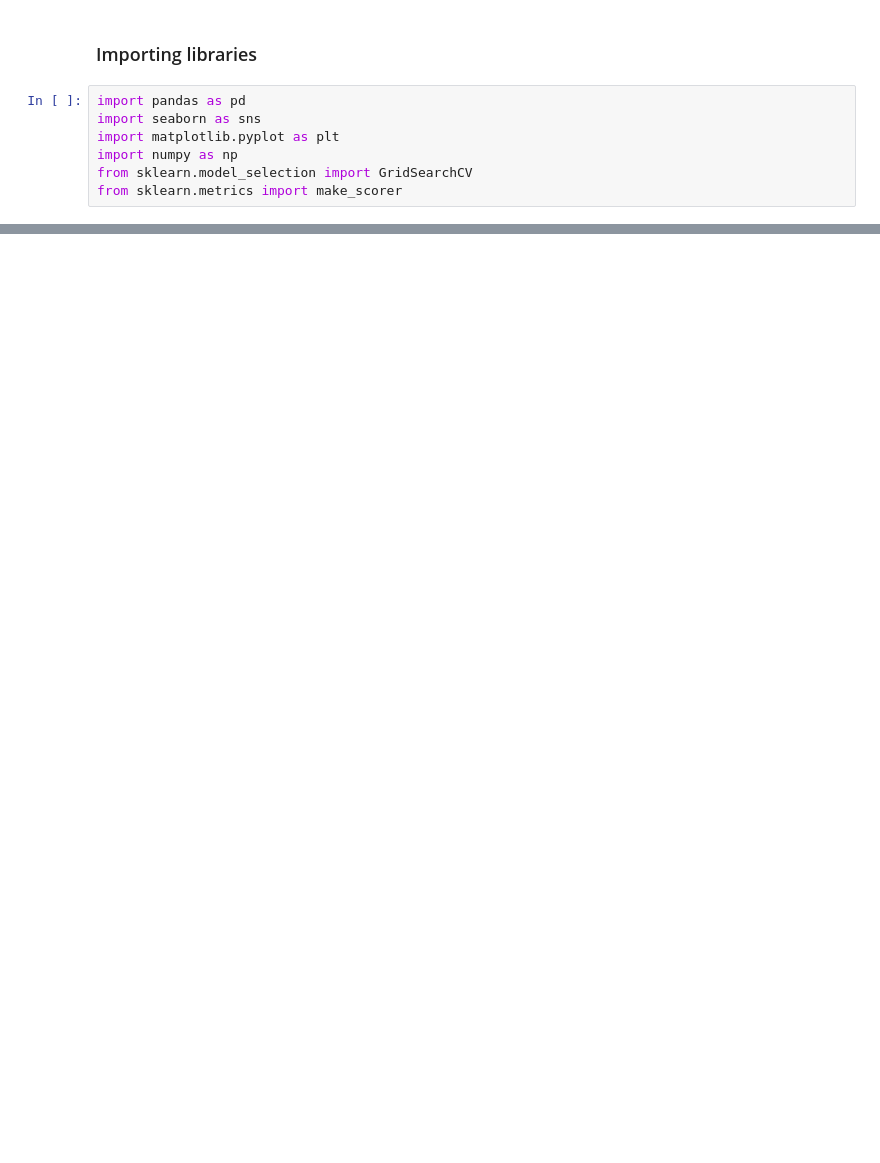
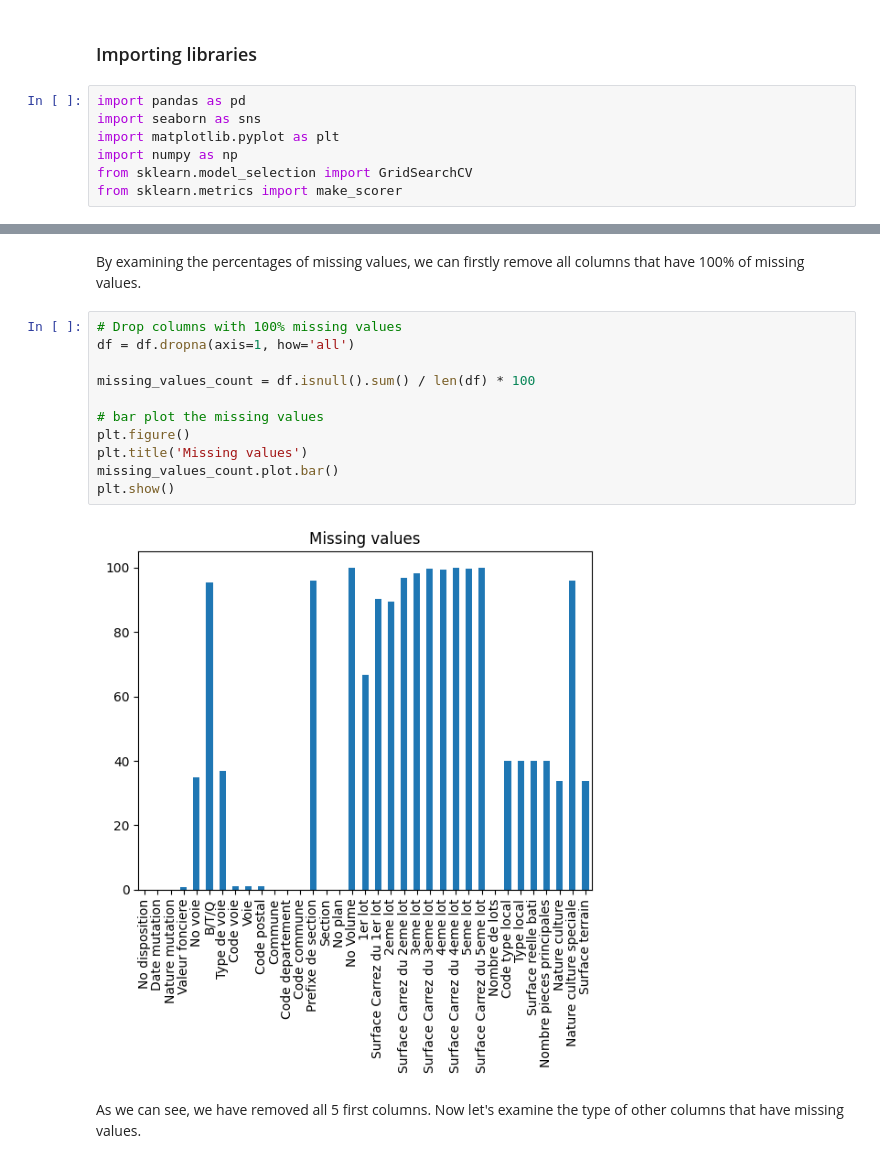
Before and after one commit to PaulZaman/HousePricing, a Jupyter notebook: DataPreperation.ipynb, the cells around one changed output, grey strips where cells are left out. Drawn from its saved outputs; the diff is of its cells as text; blank space fills up the shorter version.

```diff
--- a/DataPreperation.ipynb
+++ b/DataPreperation.ipynb
@@ -202,0 +106,17 @@ print(df)
+# %% [markdown]
+By examining the percentages of missing values, we can firstly remove all columns that have 100% of missing values.
+# %%
+# Drop columns with 100% missing values
+df = df.dropna(axis=1, how='all')
+
+missing_values_count = df.isnull().sum() / len(df) * 100
+
+# bar plot the missing values
+plt.figure()
+plt.title('Missing values')
+missing_values_count.plot.bar()
+plt.show()
+# %% [output]
+[figure, added]
+# %% [markdown]
+As we can see, we have removed all 5 first columns. Now let's examine the type of other columns that have missing values.
```
Also changed, not shown: parts of 85 cells of this notebook.
